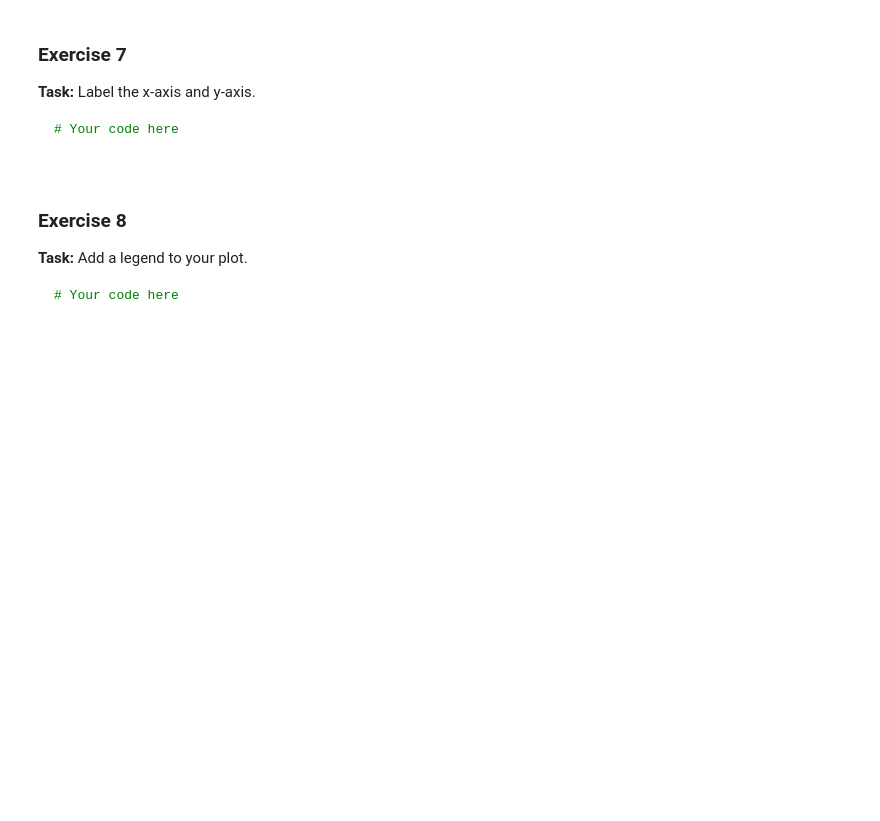
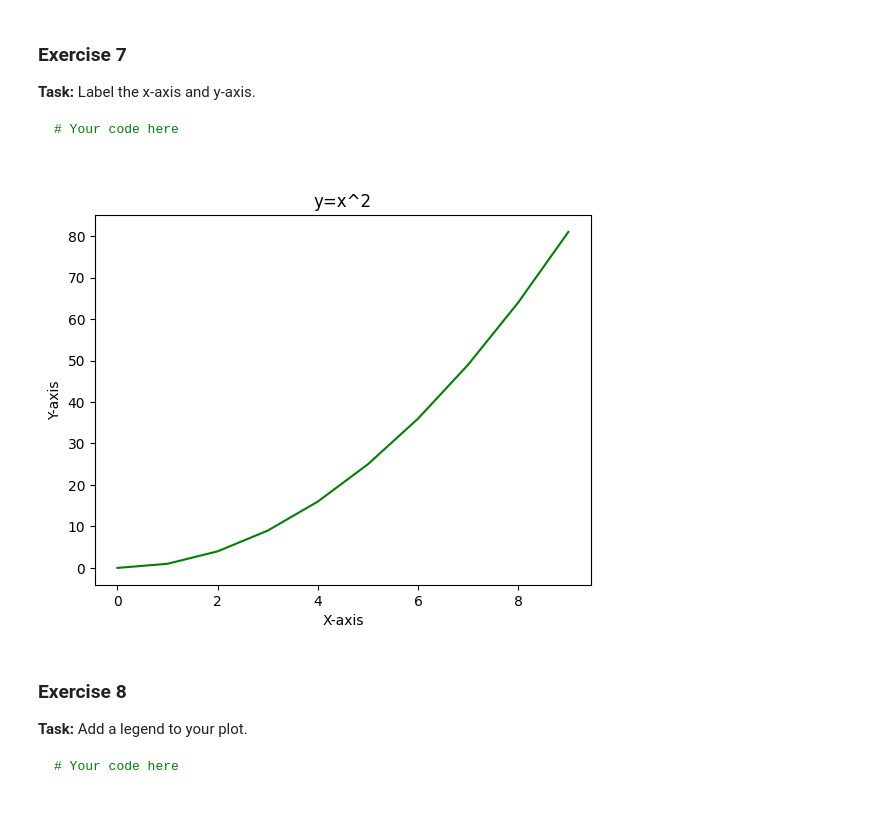
Before and after one commit to shrutirekha-srichandan/ML-course-using-python-Course, a Jupyter notebook: Python Assignments solutions/Python Assignment 4.ipynb, the cells around one changed output. Saved outputs shown, nothing was run; the diff lists cells and outputs as text; code cells hidden in the pictures; blank space fills up the shorter version.

````diff
--- a/Python Assignments solutions/Python Assignment 4.ipynb
+++ b/Python Assignments solutions/Python Assignment 4.ipynb
@@ -92,6 +110,16 @@ plt.show()
 # Your code here
 
 ```
+# %%
+x= np.arange(0,10)
+y = x**2
+plt.plot(x,y, label='y = 2x', color='green')
+plt.title('y=x^2')
+plt.xlabel('X-axis')
+plt.ylabel('Y-axis')
+plt.show()
+# %% [output]
+[figure, added]
 # %% [markdown]
 ### Exercise 8
 **Task:** Add a legend to your plot.
````
Also changed, not shown: parts of 15 cells of this notebook, 1 other file.
